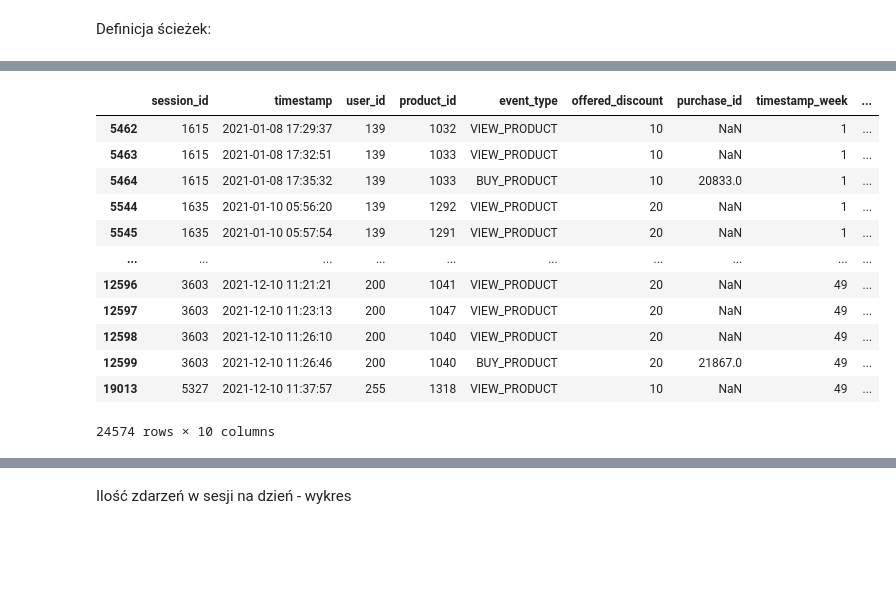
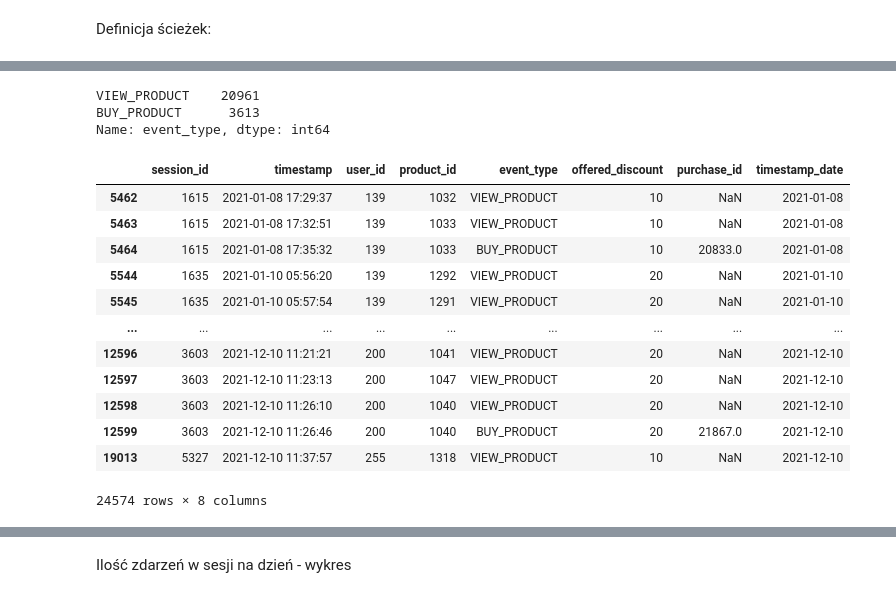
Before and after one commit to Robak132/IUM, a Jupyter notebook: notebooks/explore_data.ipynb, the cells around one changed output, grey strips where cells are left out. Drawn from its saved outputs; the diff is of its cells as text; code cells hidden in the pictures; blank space fills up the shorter version.

```diff
--- a/notebooks/explore_data.ipynb
+++ b/notebooks/explore_data.ipynb
@@ -9,10 +9,11 @@ import matplotlib.pyplot as plt
 # %% [markdown]
 Definicja ścieżek:
 # %%
-deliveries_path = "../data/raw/deliveries.jsonl"
-products_path = "../data/raw/products.jsonl"
-sessions_path = "../data/raw/sessions.jsonl"
-users_path = "../data/raw/users.jsonl"
+iteration_path = "iteration_3/"
+deliveries_path = "../data/" + iteration_path + "raw/deliveries.jsonl"
+products_path = "../data/" + iteration_path + "raw/products.jsonl"
+sessions_path = "../data/" + iteration_path + "raw/sessions.jsonl"
+users_path = "../data/" + iteration_path + "raw/users.jsonl"
 # %%
 deliveries_data = pd.read_json(deliveries_path, lines=True)
 products_data = pd.read_json(products_path, lines=True)
@@ -23,5 +24,6 @@ users_data = pd.read_json(users_path, lines=True)
 # %%
-data = sessions_data
-data['timestamp_week'] = data['timestamp'].apply(lambda x: x.week)
-data['timestamp_quarter'] = data['timestamp'].apply(lambda x: x.quarter)
-data['timestamp_date'] = data['timestamp'].apply(lambda x: x.date())
+sessions_data
+sessions_data['timestamp_date'] = sessions_data['timestamp'].apply(lambda x: x.date())
+# sessions_data['timestamp_week'] = sessions_data['timestamp'].apply(lambda x: x.week)
+# sessions_data['timestamp_month'] = sessions_data['timestamp'].apply(lambda x: x.month)
+# sessions_data['timestamp_quarter'] = sessions_data['timestamp'].apply(lambda x: x.quarter)
@@ -28,16 +54,22 @@ data['timestamp_date'] = data['timestamp'].apply(lambda x: x.date())
+# %%
+sessions_data['event_type'].value_counts()
+# %% [output]
+VIEW_PRODUCT    20961
+BUY_PRODUCT      3613
+Name: event_type, dtype: int64
 # %%
-data.sort_values(by=['timestamp'])
+sessions_data.sort_values(by=['timestamp'])
 # %% [output]
-|  | session_id | timestamp | user_id | product_id | event_type | offered_discount | purchase_id | timestamp_week | ... |
-| 5462 | 1615 | 2021-01-08 17:29:37 | 139 | 1032 | VIEW_PRODUCT | 10 | NaN | 1 | ... |
-| 5463 | 1615 | 2021-01-08 17:32:51 | 139 | 1033 | VIEW_PRODUCT | 10 | NaN | 1 | ... |
-| 5464 | 1615 | 2021-01-08 17:35:32 | 139 | 1033 | BUY_PRODUCT | 10 | 20833.0 | 1 | ... |
-| 5544 | 1635 | 2021-01-10 05:56:20 | 139 | 1292 | VIEW_PRODUCT | 20 | NaN | 1 | ... |
-| 5545 | 1635 | 2021-01-10 05:57:54 | 139 | 1291 | VIEW_PRODUCT | 20 | NaN | 1 | ... |
-| ... | ... | ... | ... | ... | ... | ... | ... | ... | ... |
-| 12596 | 3603 | 2021-12-10 11:21:21 | 200 | 1041 | VIEW_PRODUCT | 20 | NaN | 49 | ... |
-| 12597 | 3603 | 2021-12-10 11:23:13 | 200 | 1047 | VIEW_PRODUCT | 20 | NaN | 49 | ... |
-| 12598 | 3603 | 2021-12-10 11:26:10 | 200 | 1040 | VIEW_PRODUCT | 20 | NaN | 49 | ... |
-| 12599 | 3603 | 2021-12-10 11:26:46 | 200 | 1040 | BUY_PRODUCT | 20 | 21867.0 | 49 | ... |
-| 19013 | 5327 | 2021-12-10 11:37:57 | 255 | 1318 | VIEW_PRODUCT | 10 | NaN | 49 | ... |
+|  | session_id | timestamp | user_id | product_id | event_type | offered_discount | purchase_id | timestamp_date |
+| 5462 | 1615 | 2021-01-08 17:29:37 | 139 | 1032 | VIEW_PRODUCT | 10 | NaN | 2021-01-08 |
+| 5463 | 1615 | 2021-01-08 17:32:51 | 139 | 1033 | VIEW_PRODUCT | 10 | NaN | 2021-01-08 |
+| 5464 | 1615 | 2021-01-08 17:35:32 | 139 | 1033 | BUY_PRODUCT | 10 | 20833.0 | 2021-01-08 |
+| 5544 | 1635 | 2021-01-10 05:56:20 | 139 | 1292 | VIEW_PRODUCT | 20 | NaN | 2021-01-10 |
+| 5545 | 1635 | 2021-01-10 05:57:54 | 139 | 1291 | VIEW_PRODUCT | 20 | NaN | 2021-01-10 |
+| ... | ... | ... | ... | ... | ... | ... | ... | ... |
+| 12596 | 3603 | 2021-12-10 11:21:21 | 200 | 1041 | VIEW_PRODUCT | 20 | NaN | 2021-12-10 |
+| 12597 | 3603 | 2021-12-10 11:23:13 | 200 | 1047 | VIEW_PRODUCT | 20 | NaN | 2021-12-10 |
+| 12598 | 3603 | 2021-12-10 11:26:10 | 200 | 1040 | VIEW_PRODUCT | 20 | NaN | 2021-12-10 |
+| 12599 | 3603 | 2021-12-10 11:26:46 | 200 | 1040 | BUY_PRODUCT | 20 | 21867.0 | 2021-12-10 |
+| 19013 | 5327 | 2021-12-10 11:37:57 | 255 | 1318 | VIEW_PRODUCT | 10 | NaN | 2021-12-10 |
-24574 rows × 10 columns
+24574 rows × 8 columns
```
Also changed, not shown: parts of 44 cells of this notebook, 2 other files.
